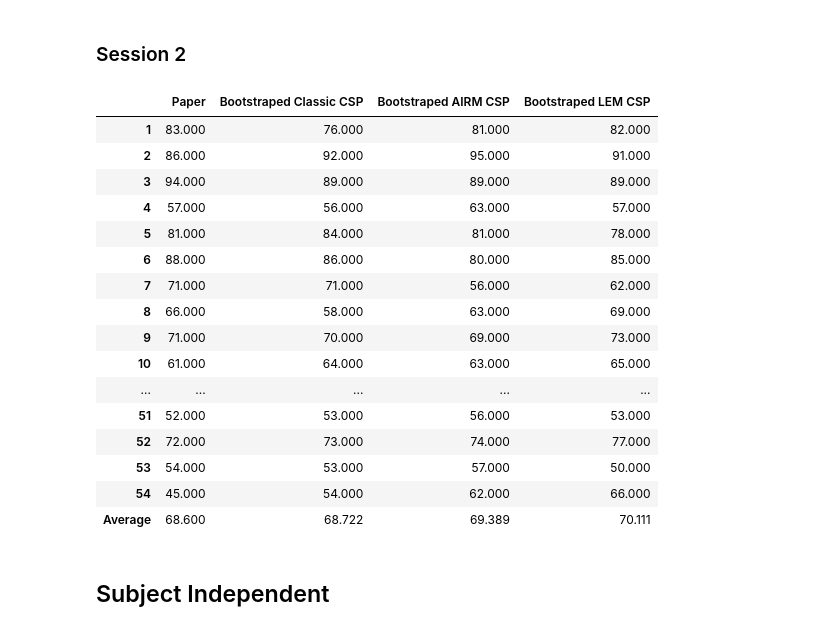
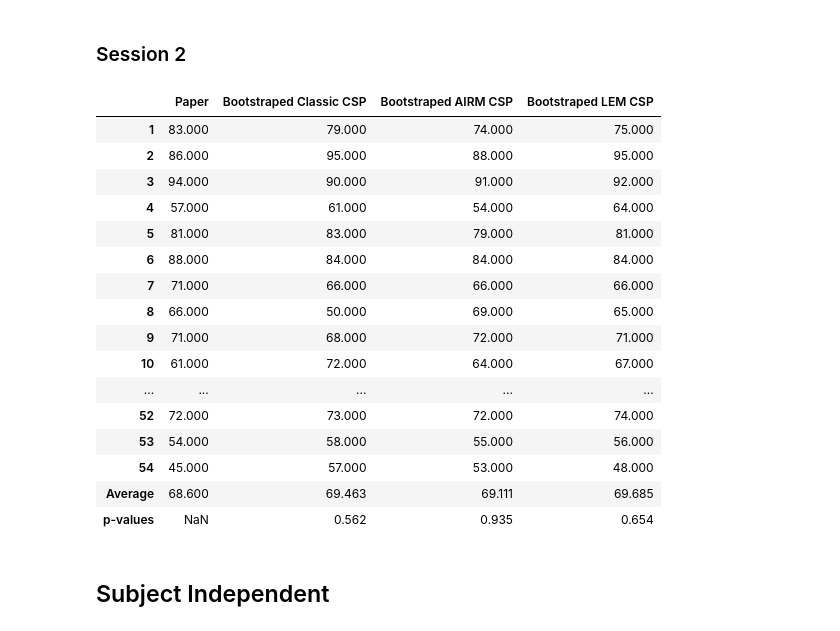
Before and after one commit to Yassawe/BCI, a Jupyter notebook: EnsembleLearning.ipynb, the cells around one changed output. Drawn from its saved outputs; the diff is of its cells as text; code cells hidden in the pictures.

```diff
--- a/EnsembleLearning.ipynb
+++ b/EnsembleLearning.ipynb
@@ -78,2 +87,0 @@ outfile.close()
-# %%
-SubjectsCOV, SubjectsY = getData("sess02")
@@ -391,7 +409,7 @@ df.head(55)
 from copy import deepcopy
 # %%
 def majority_vote_subjectindependent(SubjectsCOV, SubjectsY, n):
-    df = pd.DataFrame(index=list(range(1, 55))+['Average'], columns=['Classic CSP', 'AIRM CSP', 'LEM CSP', 'Majority Vote'])
+    df = pd.DataFrame(index=list(range(1, 55))+['Average', 'p-value'], columns=['Classic CSP', 'AIRM CSP', 'LEM CSP', 'Majority Vote'])
 
     c_results = [] #very sloppy coding, did not prioritize clean code
     a_results = []
@@ -439,11 +457,22 @@ def majority_vote_subjectindependent(SubjectsCOV, SubjectsY, n):
         m_results.append(count_accuracy(majority, testY))
 
     c_results.append(sum(c_results)/len(c_results))
+
     a_results.append(sum(a_results)/len(a_results))
+    _, pval = wilcoxon(a_results[:-1], c_results[:-1])
+    a_results.append(pval)
+
+
     l_results.append(sum(l_results)/len(l_results))
+    _, pval = wilcoxon(l_results[:-1], c_results[:-1])
+    l_results.append(pval)
+
     m_results.append(sum(m_results)/len(m_results))
+    _, pval = wilcoxon(m_results[:-1], c_results[:-1])
+    m_results.append(pval)
 
-    df['Classic CSP'] = c_results
+
+    df['Classic CSP'] = c_results + [None]
     df['AIRM CSP'] = a_results
     df['LEM CSP'] = l_results
     df['Majority Vote'] = m_results
@@ -597,7 +518,7 @@ df.head(55)
 ## Subject-dependent
 # %%
 def majority_vote_hp(SubjectsCOV, SubjectsY, n_lowerlimit, n_higherlimit, papervals):
-    df = pd.DataFrame(index=list(range(1, 55))+['Average'], columns=['Paper', 'Majority Vote 2'])
+    df = pd.DataFrame(index=list(range(1, 55))+['Average', 'p-value'], columns=['Paper', 'Majority Vote 2'])
 
     m_results = []
 
@@ -640,8 +561,11 @@ def majority_vote_hp(SubjectsCOV, SubjectsY, n_lowerlimit, n_higherlimit, paperv
         m_results.append(count_accuracy(majority, testY))
 
     m_results.append(sum(m_results)/len(m_results))
+    _, pval = wilcoxon(papervals[:-1], m_results[:-1])
+    m_results.append(pval)
 
-    df['Paper'] = papervals
+
+    df['Paper'] = papervals + [None]
     df['Majority Vote 2'] = m_results
 
     return df
@@ -731,7 +619,7 @@ a_rcsp_b = RCSP_bootstrap("AIRM", 20, LDA)
 l_rcsp_b = RCSP_bootstrap("LEM", 20, LDA)
 # %%
 def bootstrap_estimation(SubjectsCOV, SubjectsY, n, btsp_size, btsp_n, papervals, subject_independent=False):
-    df = pd.DataFrame(index=list(range(1, 55))+['Average'], columns=['Paper', 'Bootstraped Classic CSP', 'Bootstraped AIRM CSP', 'Bootstraped LEM CSP'])
+    df = pd.DataFrame(index=list(range(1, 55))+['Average', 'p-values'], columns=['Paper', 'Bootstraped Classic CSP', 'Bootstraped AIRM CSP', 'Bootstraped LEM CSP'])
 
     c_results = []
     a_results = []
@@ -782,13 +670,19 @@ def bootstrap_estimation(SubjectsCOV, SubjectsY, n, btsp_size, btsp_n, papervals
     a_results.append(sum(a_results)/len(a_results))
     l_results.append(sum(l_results)/len(l_results))
 
-    df['Paper'] = papervals
+    if not subject_independent:
+        c_results.append(wilcoxon(papervals[:-1], c_results[:-1])[1])
+        a_results.append(wilcoxon(papervals[:-1], a_results[:-1])[1])
+        l_results.append(wilcoxon(papervals[:-1], l_results[:-1])[1])
+
+    df['Paper'] = papervals + [None]
     df['Bootstraped Classic CSP'] = c_results
     df['Bootstraped AIRM CSP'] = a_results
     df['Bootstraped LEM CSP'] = l_results
 
     if subject_independent:
         df = df.drop(['Paper'], axis=1)
+        df = df.drop(['p-values'], axis = 0)
     return df
 # %% [markdown]
 ## Subject-Dependent
@@ -819,25 +713,25 @@ df.head(55)
 ### Session 2
 # %%
 df = bootstrap_estimation(SubjectsCOV2, SubjectsY2, n=4, btsp_size=0.8, btsp_n=10, papervals = paper_s2, subject_independent=False)
-df.head(55)
+df.head(56)
 # %% [output]
 |  | Paper | Bootstraped Classic CSP | Bootstraped AIRM CSP | Bootstraped LEM CSP |
-| 1 | 83.000 | 76.000 | 81.000 | 82.000 |
-| 2 | 86.000 | 92.000 | 95.000 | 91.000 |
-| 3 | 94.000 | 89.000 | 89.000 | 89.000 |
-| 4 | 57.000 | 56.000 | 63.000 | 57.000 |
-| 5 | 81.000 | 84.000 | 81.000 | 78.000 |
-| 6 | 88.000 | 86.000 | 80.000 | 85.000 |
-| 7 | 71.000 | 71.000 | 56.000 | 62.000 |
-| 8 | 66.000 | 58.000 | 63.000 | 69.000 |
-| 9 | 71.000 | 70.000 | 69.000 | 73.000 |
-| 10 | 61.000 | 64.000 | 63.000 | 65.000 |
+| 1 | 83.000 | 79.000 | 74.000 | 75.000 |
+| 2 | 86.000 | 95.000 | 88.000 | 95.000 |
+| 3 | 94.000 | 90.000 | 91.000 | 92.000 |
+| 4 | 57.000 | 61.000 | 54.000 | 64.000 |
+| 5 | 81.000 | 83.000 | 79.000 | 81.000 |
+| 6 | 88.000 | 84.000 | 84.000 | 84.000 |
+| 7 | 71.000 | 66.000 | 66.000 | 66.000 |
+| 8 | 66.000 | 50.000 | 69.000 | 65.000 |
+| 9 | 71.000 | 68.000 | 72.000 | 71.000 |
+| 10 | 61.000 | 72.000 | 64.000 | 67.000 |
 | ... | ... | ... | ... | ... |
-| 51 | 52.000 | 53.000 | 56.000 | 53.000 |
-| 52 | 72.000 | 73.000 | 74.000 | 77.000 |
-| 53 | 54.000 | 53.000 | 57.000 | 50.000 |
-| 54 | 45.000 | 54.000 | 62.000 | 66.000 |
-| Average | 68.600 | 68.722 | 69.389 | 70.111 |
+| 52 | 72.000 | 73.000 | 72.000 | 74.000 |
+| 53 | 54.000 | 58.000 | 55.000 | 56.000 |
+| 54 | 45.000 | 57.000 | 53.000 | 48.000 |
+| Average | 68.600 | 69.463 | 69.111 | 69.685 |
+| p-values | NaN | 0.562 | 0.935 | 0.654 |
 # %% [markdown]
 ## Subject Independent
 # %% [markdown]
```
Also changed, not shown: parts of 39 cells of this notebook.
